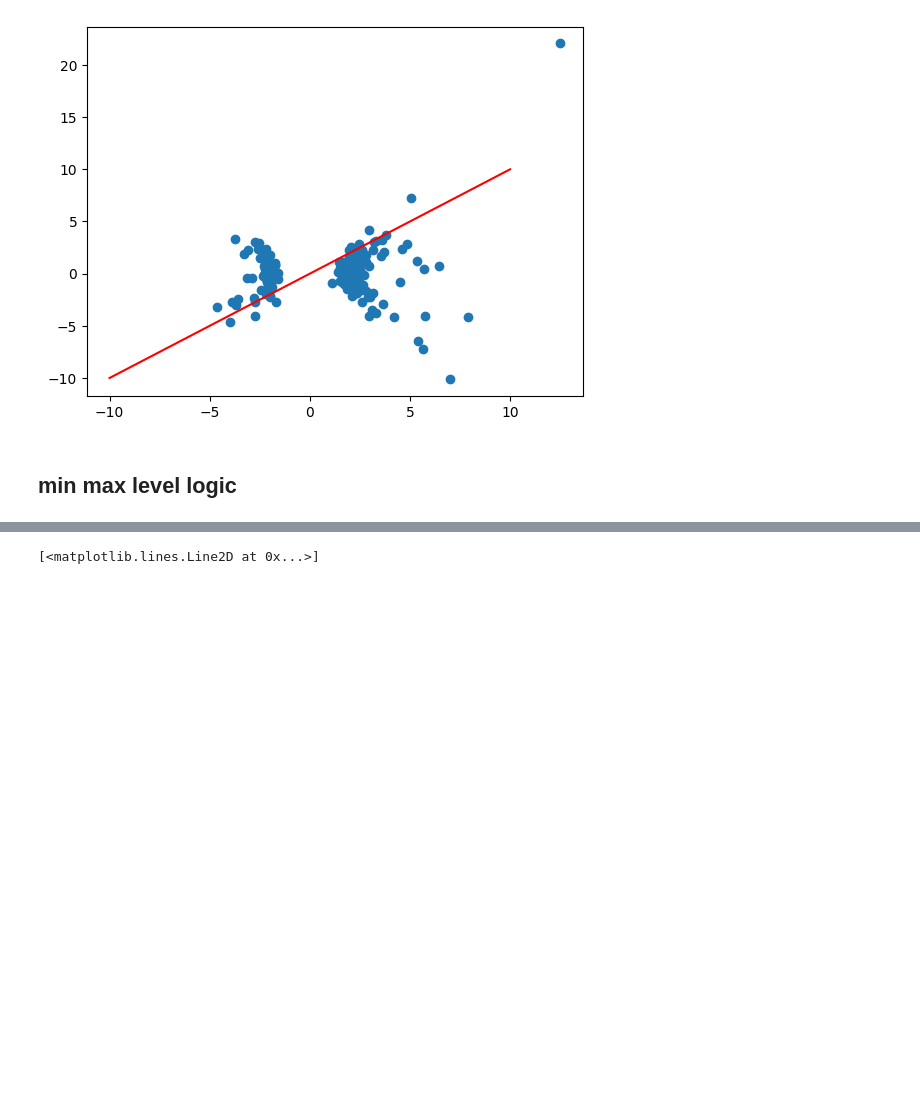
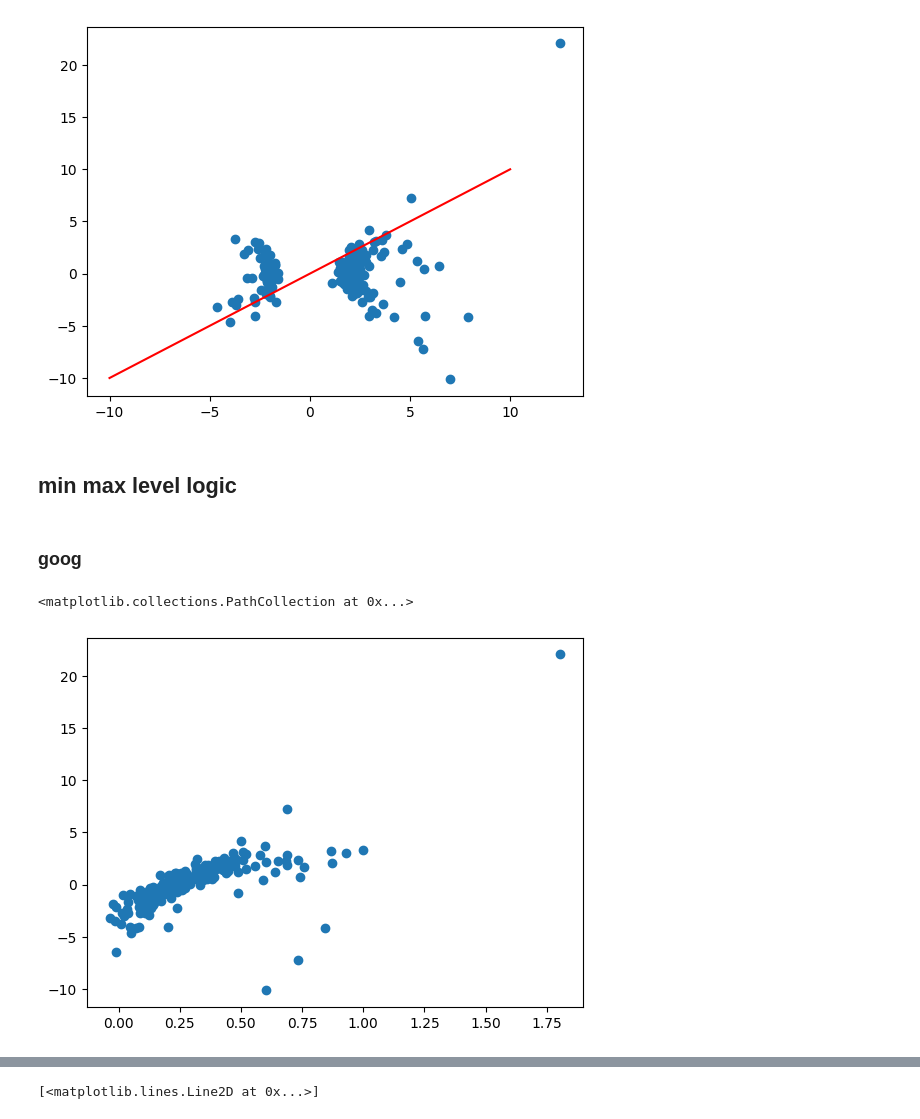
Before and after one commit to sculd/volatility_trading, a Jupyter notebook: sandbox_options.ipynb, the cells around one changed output, grey strips where cells are left out. Cells and saved outputs as stored; diff of their text form; code cells hidden in the pictures; blank space fills up the shorter version.

Commit message:
update call/put vs. change

```diff
--- a/sandbox_options.ipynb
+++ b/sandbox_options.ipynb
@@ -155,3 +155,12 @@ plt.plot([-10, 10], [-10, 10], 'k-', color = 'r')
 [figure]
 # %% [markdown]
 ## min max level logic
+# %% [markdown]
+### goog
+# %%
+df_goog_atm_call_vol_actual_change = df_goog_atm_vol_history[['atm_call_vol']].join(df_goog_market_open_close_history[['actual_change']])
+plt.scatter(df_goog_atm_call_vol_actual_change[["atm_call_vol"]], df_goog_atm_vol_level_actual_change[["actual_change"]])
+#plt.plot([-1, 1], [-1, 1], 'k-', color = 'r')
+# %% [output]
+<matplotlib.collections.PathCollection at 0x...>
+[figure, added]
```
Also changed, not shown: parts of 5 cells of this notebook.
